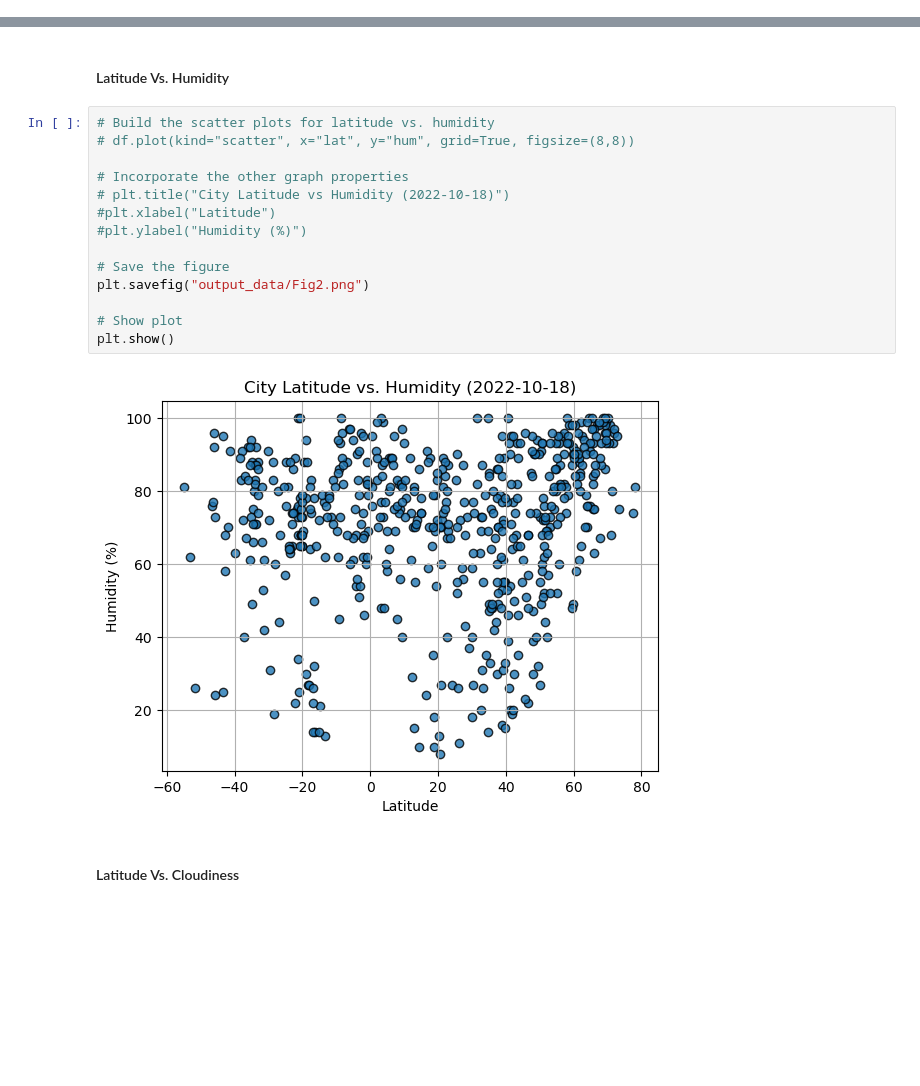
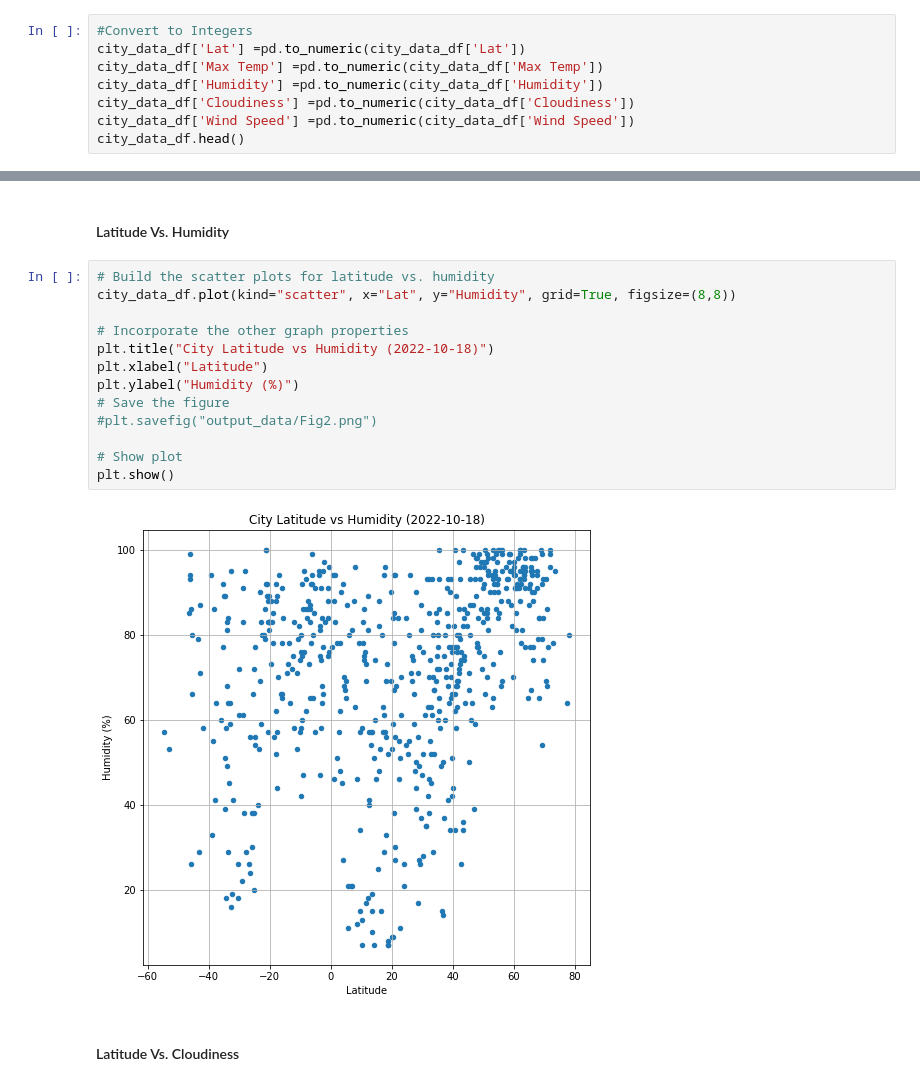
Before and after one commit to dhancke/python-api-challenge, a Jupyter notebook: WeatherPy/WeatherPy.ipynb, the cells around one changed output, grey strips where cells are left out. Drawn from its saved outputs; the diff is of its cells as text; blank space fills up the shorter version.

```diff
--- a/WeatherPy/WeatherPy.ipynb
+++ b/WeatherPy/WeatherPy.ipynb
@@ -189,3 +183,11 @@ city_data_df.head()
 ### Create the Scatter Plots Requested
 
 #### Latitude Vs. Temperature
+# %%
+#Convert to Integers
+city_data_df['Lat'] =pd.to_numeric(city_data_df['Lat'])
+city_data_df['Max Temp'] =pd.to_numeric(city_data_df['Max Temp'])
+city_data_df['Humidity'] =pd.to_numeric(city_data_df['Humidity'])
+city_data_df['Cloudiness'] =pd.to_numeric(city_data_df['Cloudiness'])
+city_data_df['Wind Speed'] =pd.to_numeric(city_data_df['Wind Speed'])
+city_data_df.head()
@@ -209,20 +217,19 @@ plt.show()
 #### Latitude Vs. Humidity
 # %%
 # Build the scatter plots for latitude vs. humidity
-# df.plot(kind="scatter", x="lat", y="hum", grid=True, figsize=(8,8))
+city_data_df.plot(kind="scatter", x="Lat", y="Humidity", grid=True, figsize=(8,8))
 
 # Incorporate the other graph properties
-# plt.title("City Latitude vs Humidity (2022-10-18)")
-#plt.xlabel("Latitude")
-#plt.ylabel("Humidity (%)")
-
+plt.title("City Latitude vs Humidity (2022-10-18)")
+plt.xlabel("Latitude")
+plt.ylabel("Humidity (%)")
 # Save the figure
-plt.savefig("output_data/Fig2.png")
+#plt.savefig("output_data/Fig2.png")
 
 # Show plot
 plt.show()
 # %% [output]
-[figure, old version]
+[figure, new version]
 # %% [markdown]
 #### Latitude Vs. Cloudiness
 # %%
```
Also changed, not shown: parts of 32 cells of this notebook.
